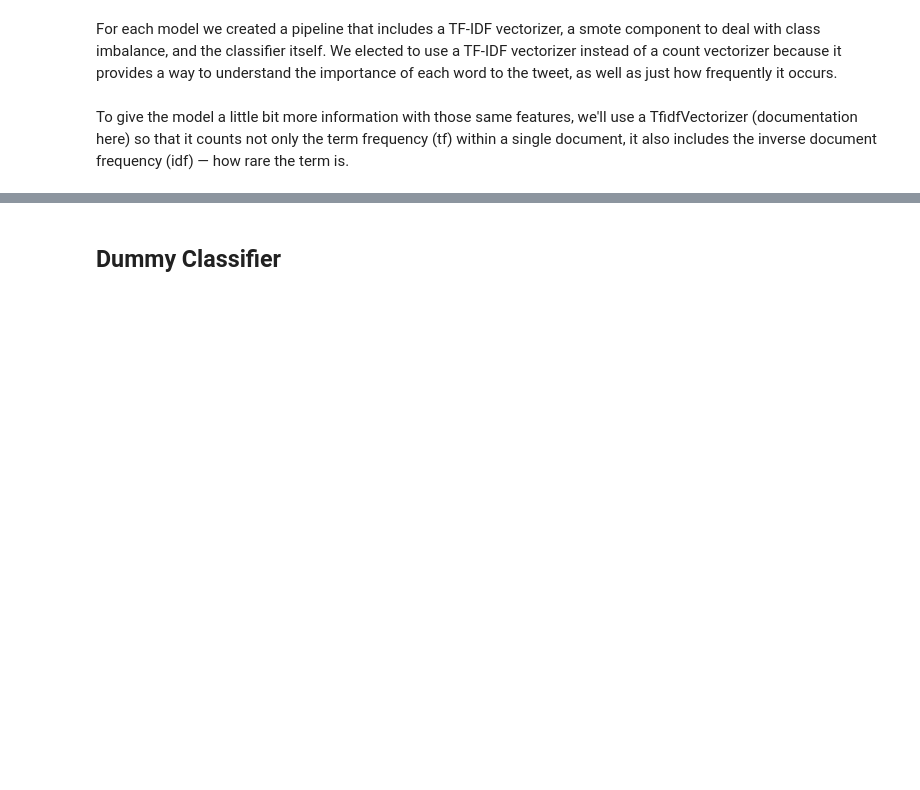
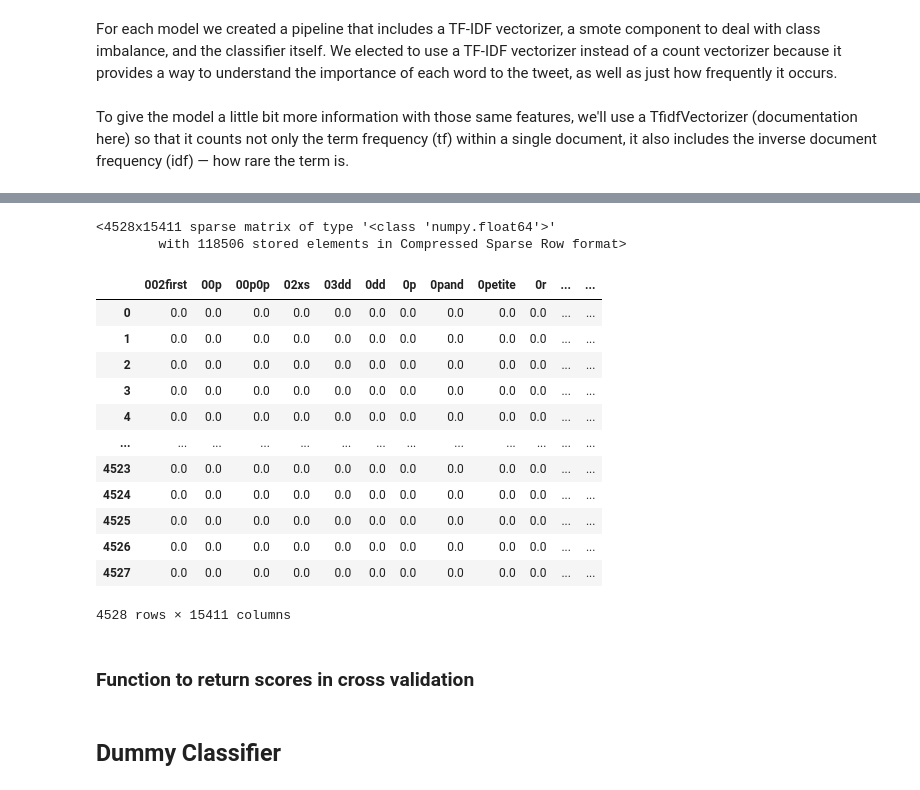
Before and after one commit to jlc0512/Utilizing-E-Commerce-Reviews-to-Predict-Comment-Sentiments, a Jupyter notebook: data_modeling_sentiment_prediction.ipynb, the cells around one changed output, grey strips where cells are left out. Saved outputs shown, nothing was run; the diff lists cells and outputs as text; code cells hidden in the pictures; blank space fills up the shorter version.

```diff
--- a/data_modeling_sentiment_prediction.ipynb
+++ b/data_modeling_sentiment_prediction.ipynb
@@ -184,3 +302,30 @@ X_test_vec
+# %%
+# Transform test data using TF-IDF Vectorizer trained on X_train, y_train
+X_test_vectorized2 = tfidf.transform(X_test2)
+X_test_vectorized2
+# %% [output]
+<4528x15411 sparse matrix of type '<class 'numpy.float64'>'
+        with 118506 stored elements in Compressed Sparse Row format>
+# %%
+# Convert to DataFrame for visual inspection
+X_test_vec2 = pd.DataFrame.sparse.from_spmatrix(X_test_vectorized2, columns=tfidf.get_feature_names())
+X_test_vec2
+# %% [output]
+|  | 002first | 00p | 00p0p | 02xs | 03dd | 0dd | 0p | 0pand | 0petite | 0r | ... | ... |
+| 0 | 0.0 | 0.0 | 0.0 | 0.0 | 0.0 | 0.0 | 0.0 | 0.0 | 0.0 | 0.0 | ... | ... |
+| 1 | 0.0 | 0.0 | 0.0 | 0.0 | 0.0 | 0.0 | 0.0 | 0.0 | 0.0 | 0.0 | ... | ... |
+| 2 | 0.0 | 0.0 | 0.0 | 0.0 | 0.0 | 0.0 | 0.0 | 0.0 | 0.0 | 0.0 | ... | ... |
+| 3 | 0.0 | 0.0 | 0.0 | 0.0 | 0.0 | 0.0 | 0.0 | 0.0 | 0.0 | 0.0 | ... | ... |
+| 4 | 0.0 | 0.0 | 0.0 | 0.0 | 0.0 | 0.0 | 0.0 | 0.0 | 0.0 | 0.0 | ... | ... |
+| ... | ... | ... | ... | ... | ... | ... | ... | ... | ... | ... | ... | ... |
+| 4523 | 0.0 | 0.0 | 0.0 | 0.0 | 0.0 | 0.0 | 0.0 | 0.0 | 0.0 | 0.0 | ... | ... |
+| 4524 | 0.0 | 0.0 | 0.0 | 0.0 | 0.0 | 0.0 | 0.0 | 0.0 | 0.0 | 0.0 | ... | ... |
+| 4525 | 0.0 | 0.0 | 0.0 | 0.0 | 0.0 | 0.0 | 0.0 | 0.0 | 0.0 | 0.0 | ... | ... |
+| 4526 | 0.0 | 0.0 | 0.0 | 0.0 | 0.0 | 0.0 | 0.0 | 0.0 | 0.0 | 0.0 | ... | ... |
+| 4527 | 0.0 | 0.0 | 0.0 | 0.0 | 0.0 | 0.0 | 0.0 | 0.0 | 0.0 | 0.0 | ... | ... |
+4528 rows × 15411 columns
+# %% [markdown]
+### Function to return scores in cross validation
 # %%
 # Accuracy
 accuracy = make_scorer(accuracy_score)
```
Also changed, not shown: parts of 134 cells of this notebook, 4 other files.
